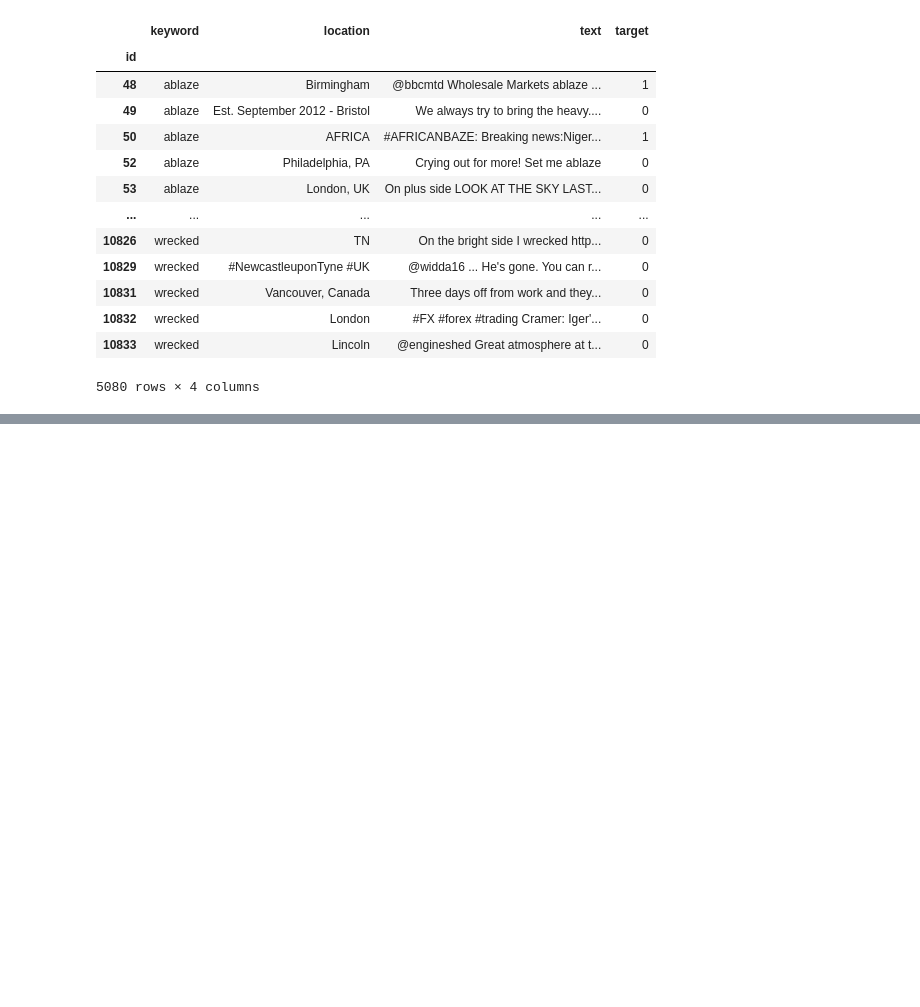
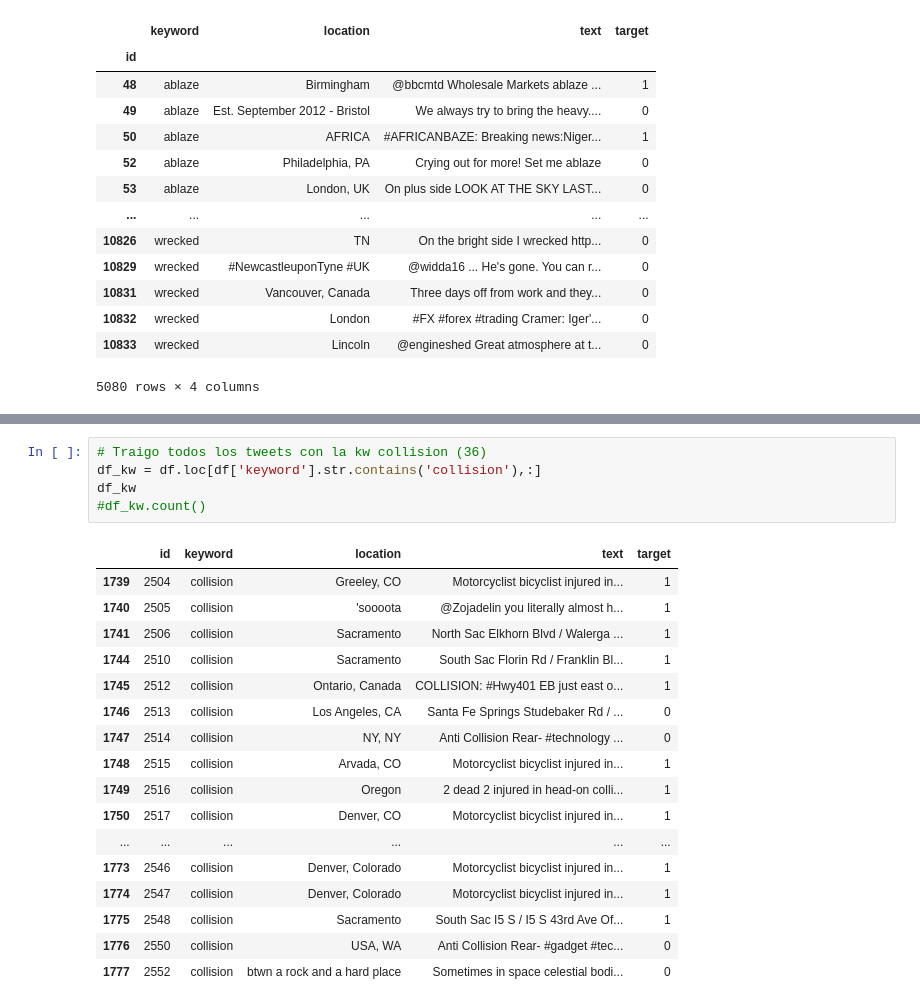
Before and after one commit to jdr98/JabaliSalvajeTP1, a Jupyter notebook: Copia_de_TP1_Jabali_Salvaje.ipynb, the cells around one changed output, grey strips where cells are left out. Saved outputs shown, nothing was run; the diff lists cells and outputs as text; blank space fills up the shorter version.

```diff
--- a/Copia_de_TP1_Jabali_Salvaje.ipynb
+++ b/Copia_de_TP1_Jabali_Salvaje.ipynb
@@ -217,0 +275,23 @@ df_id
+# %%
+# Traigo todos los tweets con la kw collision (36)
+df_kw = df.loc[df['keyword'].str.contains('collision'),:]
+df_kw
+#df_kw.count()
+# %% [output]
+|  | id | keyword | location | text | target |
+| 1739 | 2504 | collision | Greeley, CO | Motorcyclist bicyclist injured in... | 1 |
+| 1740 | 2505 | collision | 'soooota | @Zojadelin you literally almost h... | 1 |
+| 1741 | 2506 | collision | Sacramento | North Sac Elkhorn Blvd / Walerga ... | 1 |
+| 1744 | 2510 | collision | Sacramento | South Sac Florin Rd / Franklin Bl... | 1 |
+| 1745 | 2512 | collision | Ontario, Canada | COLLISION: #Hwy401 EB just east o... | 1 |
+| 1746 | 2513 | collision | Los Angeles, CA | Santa Fe Springs Studebaker Rd / ... | 0 |
+| 1747 | 2514 | collision | NY, NY | Anti Collision Rear- #technology ... | 0 |
+| 1748 | 2515 | collision | Arvada, CO | Motorcyclist bicyclist injured in... | 1 |
+| 1749 | 2516 | collision | Oregon | 2 dead 2 injured in head-on colli... | 1 |
+| 1750 | 2517 | collision | Denver, CO | Motorcyclist bicyclist injured in... | 1 |
+| ... | ... | ... | ... | ... | ... |
+| 1773 | 2546 | collision | Denver, Colorado | Motorcyclist bicyclist injured in... | 1 |
+| 1774 | 2547 | collision | Denver, Colorado | Motorcyclist bicyclist injured in... | 1 |
+| 1775 | 2548 | collision | Sacramento | South Sac I5 S / I5 S 43rd Ave Of... | 1 |
+| 1776 | 2550 | collision | USA, WA | Anti Collision Rear- #gadget #tec... | 0 |
+| 1777 | 2552 | collision | btwn a rock and a hard place | Sometimes in space celestial bodi... | 0 |
```
Also changed, not shown: parts of 13 cells of this notebook.
